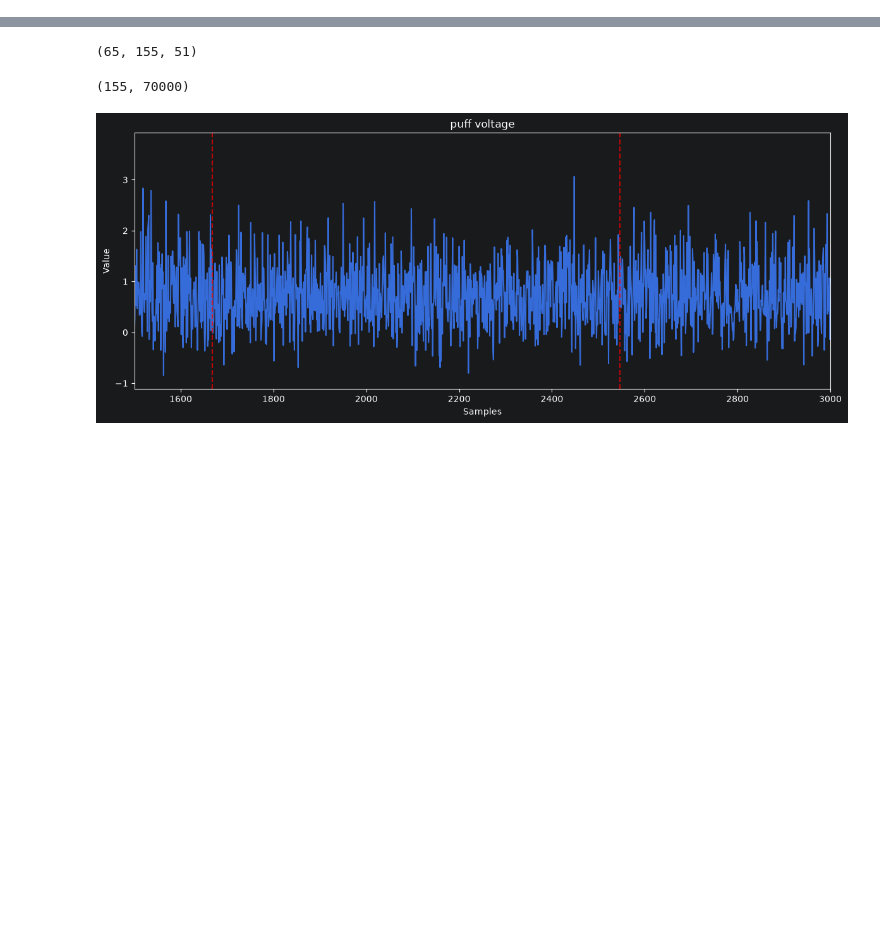
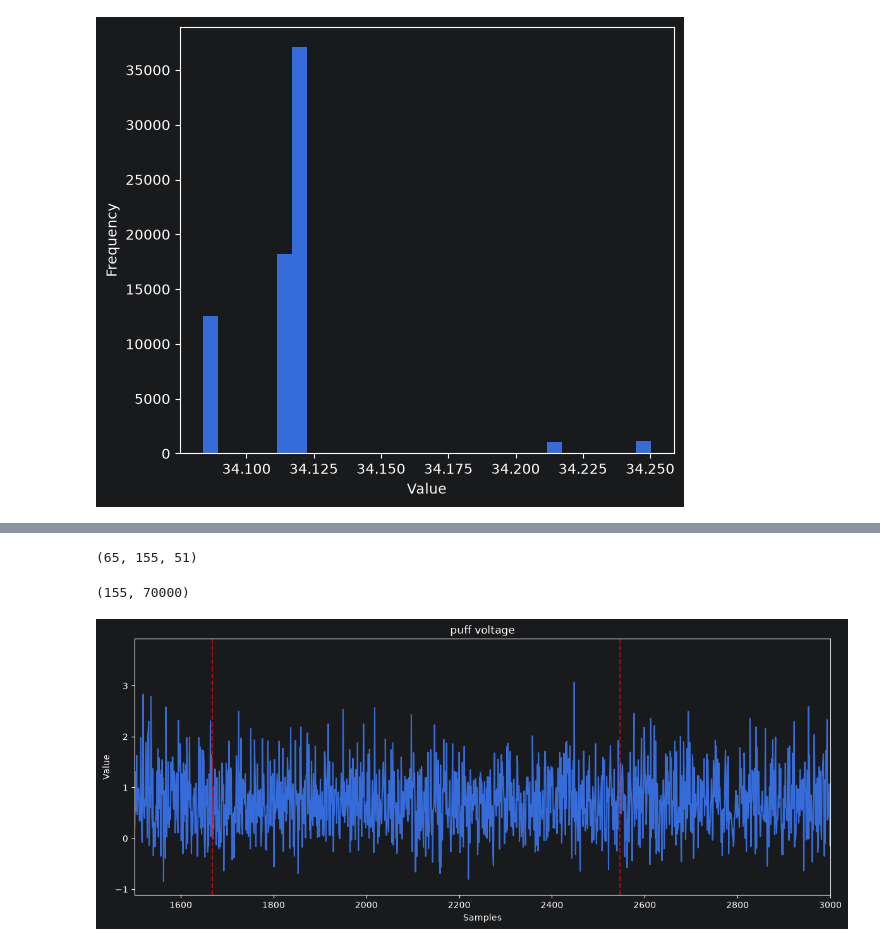
Before and after one commit to Yuchang09/DataAlign, a Jupyter notebook: scrach_space.ipynb, the cells around one changed output, grey strips where cells are left out. Cells and saved outputs as stored; diff of their text form; code cells hidden in the pictures; blank space fills up the shorter version.

```diff
--- a/scrach_space.ipynb
+++ b/scrach_space.ipynb
@@ -9,0 +53,8 @@ import matplotlib.pyplot as plt
+# %%
+filtered = FileUtils.read_csv_file("/Users/yuchang/Desktop/research/DataAlign/files/m3d1/m3d1_filtered_reindexed.csv")
+# %%
+differences = filtered["Time(ms)"].diff()
+# %%
+PlotUtils.draw_histogram(differences)
+# %% [output]
+[figure, added]
```
Also changed, not shown: parts of 16 cells of this notebook, 6 other files.
